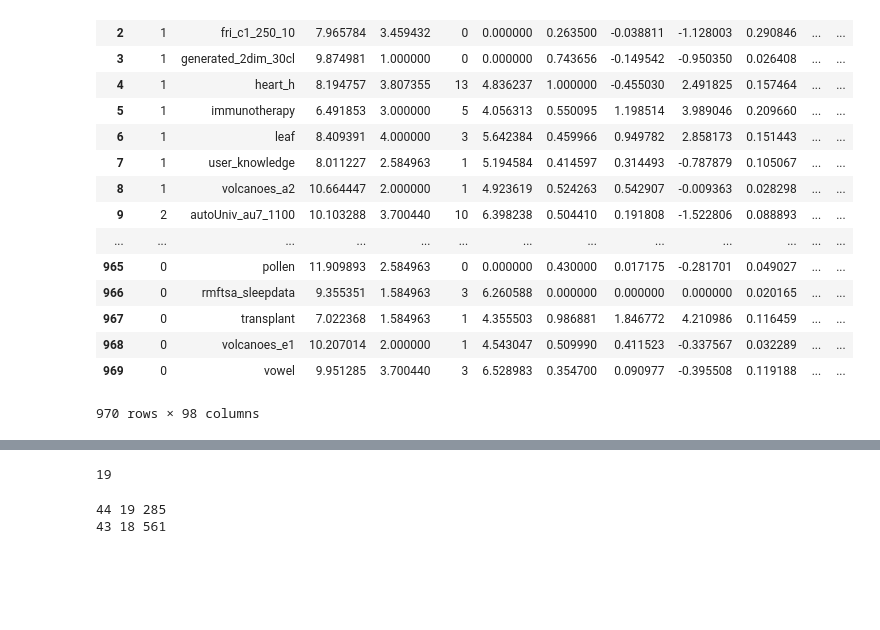
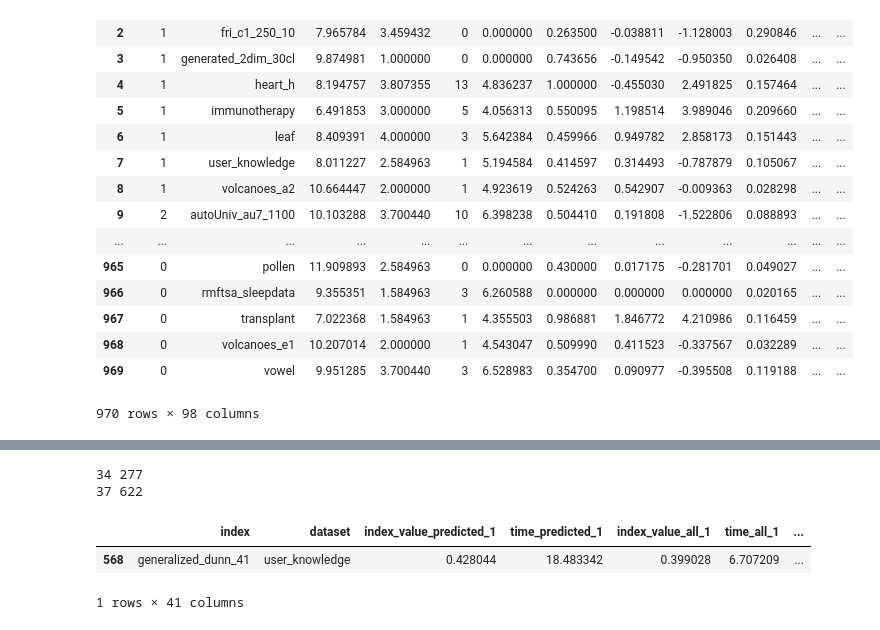
Before and after one commit to dimatomp/EvolutionaryClustering, a Jupyter notebook: MutationMining.ipynb, the cells around one changed output, grey strips where cells are left out. Drawn from its saved outputs; the diff is of its cells as text; code cells hidden in the pictures; blank space fills up the shorter version.

```diff
--- a/MutationMining.ipynb
+++ b/MutationMining.ipynb
@@ -452,7 +455,7 @@ def parse_results(path):
     return results
 # %%
 results_data = None
-for i in range(4):
+for i in range(9):
     print('Parsing folder', i + 1)
     results = parse_results('/tmp/results_1p1_{}'.format(i+1))
     results_data_c = pd.DataFrame(data=results, columns=['index', 'dataset', 'method', 'n_iterations', 'index_value', 'n_successful_mutations', 'time'])
@@ -490,20 +488,20 @@ results_data.to_csv('results_data_4.csv')
 # %%
 index_value_predicted_mean = None
 index_value_all_mean = None
-for i in range(1, 5):
+for i in range(1, 10):
     index_value = results_data['index_value_predicted_' + str(i)]
     index_value_predicted_mean = index_value if index_value_predicted_mean is None else index_value + index_value_predicted_mean
     index_value = results_data['index_value_all_' + str(i)]
     index_value_all_mean = index_value if index_value_all_mean is None else index_value + index_value_all_mean
-index_value_predicted_mean /= 4
-index_value_all_mean /= 4
+index_value_predicted_mean /= 9
+index_value_all_mean /= 9
 # %%
 index_value_predicted_std = None
 index_value_all_std = None
-for i in range(1, 5):
+for i in range(1, 10):
     index_value = (results_data['index_value_predicted_' + str(i)] - index_value_predicted_mean) ** 2
     index_value_predicted_std = index_value if index_value_predicted_std is None else index_value + index_value_predicted_std
     index_value = (results_data['index_value_all_' + str(i)] - index_value_all_mean) ** 2
     index_value_all_std = index_value if index_value_all_std is None else index_value + index_value_all_std
-index_value_predicted_std = (index_value_predicted_std / 4) ** 0.5
-index_value_all_mean = (index_value_all_std / 4) ** 0.5
+index_value_predicted_std = (index_value_predicted_std / 9) ** 0.5
+index_value_all_mean = (index_value_all_std / 9) ** 0.5
@@ -530,6 +520,0 @@ time_all_mean /= 4
-# %%
-((time_predicted_mean >= time_all_mean) & np.where(results_data['index'] != 'davies_bouldin',
-        (index_value_predicted_mean <= index_value_all_mean) & (index_value_predicted_mean + index_value_predicted_std >= index_value_all_mean - index_value_all_std),
-        (index_value_predicted_mean >= index_value_all_mean) & (index_value_predicted_mean - index_value_predicted_std <= index_value_all_mean + index_value_all_std))).sum()
-# %% [output]
-19
@@ -549,6 +521,15 @@ time_losing = time_predicted_mean >= time_all_mean
 # %%
-print((index_losing & time_losing).sum(), (index_not_losing & time_losing).sum(), (index_winning & time_losing).sum())
-print((index_losing & ~time_losing).sum(), (index_not_losing & ~time_losing).sum(), (index_winning & ~time_losing).sum())
+print((index_losing & time_losing).sum(), (~index_losing & time_losing).sum())
+print((index_losing & ~time_losing).sum(), (~index_losing & ~time_losing).sum())
 # %% [output]
-44 19 285
-43 18 561
+34 277
+37 622
+# %%
+results_data['index_value_predicted_mean'] = index_value_predicted_mean
+results_data['index_value_predicted_std'] = index_value_predicted_std
+# %%
+results_data[(results_data['index'] == 'generalized_dunn_41') & (results_data['dataset'] == 'user_knowledge')]
+# %% [output]
+|  | index | dataset | index_value_predicted_1 | time_predicted_1 | index_value_all_1 | time_all_1 | ... |
+| 568 | generalized_dunn_41 | user_knowledge | 0.428044 | 18.483342 | 0.399028 | 6.707209 | ... |
+1 rows × 41 columns
```
Also changed, not shown: parts of 10 cells of this notebook, 5 other files.
